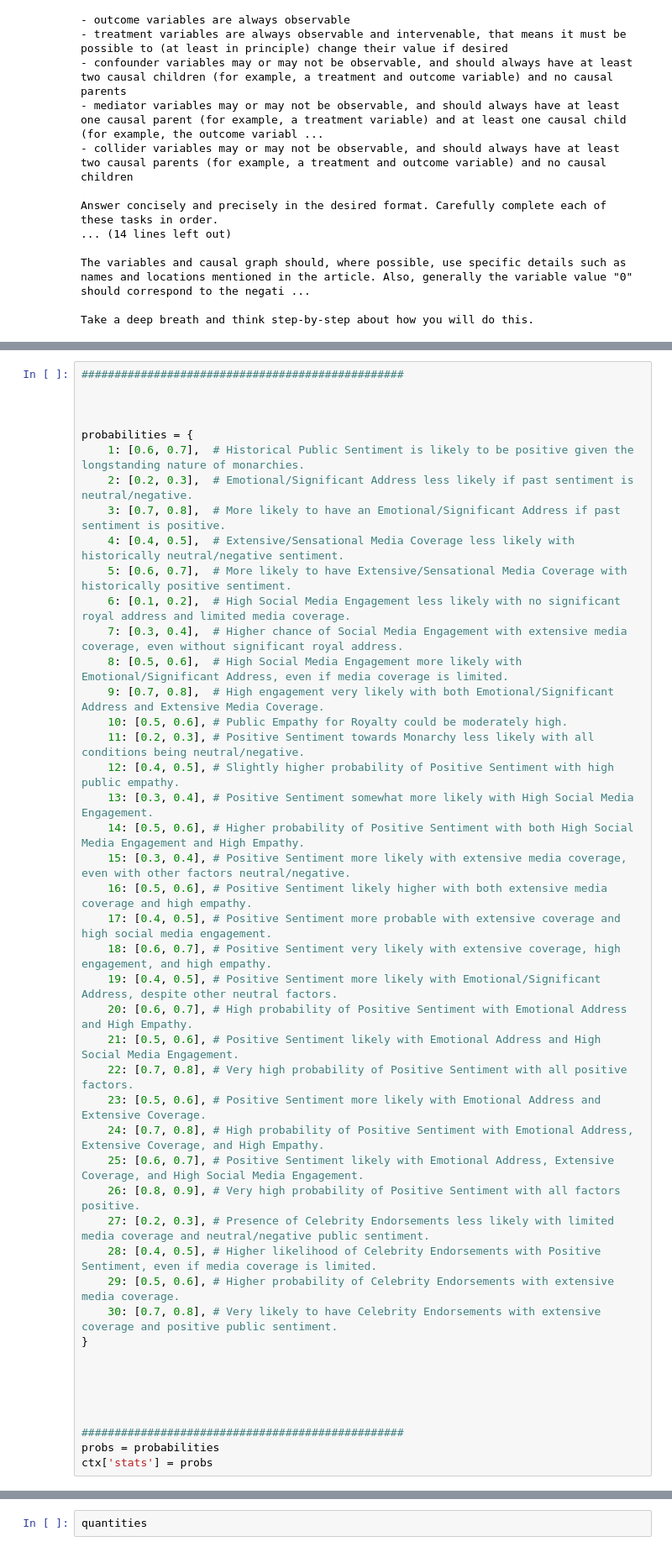
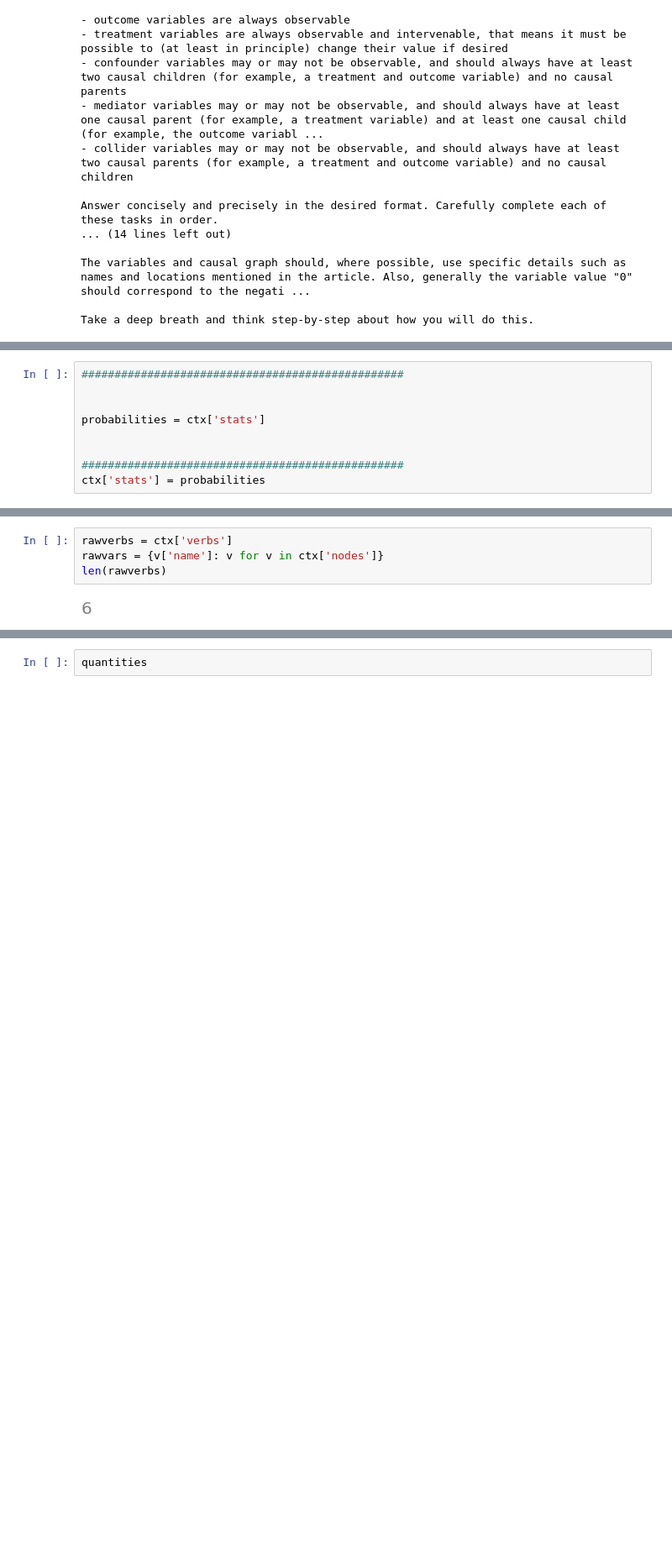
Before and after one commit to felixludos/cladder, a Jupyter notebook: notebooks/query_probs.ipynb, the cells around one changed output, grey strips where cells are left out. Shown at 84% size. Cells and saved outputs as stored; diff of their text form; blank space fills up the shorter version.

Commit message:
prep verb evidence

```diff
--- a/notebooks/query_probs.ipynb
+++ b/notebooks/query_probs.ipynb
@@ -356,47 +303,11 @@ Answer concisely and precisely in the desired format.
 #################################################
 
 
-
-probabilities = {
-    1: [0.6, 0.7],  # Historical Public Sentiment is likely to be positive given the longstanding nature of monarchies.
-    2: [0.2, 0.3],  # Emotional/Significant Address less likely if past sentiment is neutral/negative.
-    3: [0.7, 0.8],  # More likely to have an Emotional/Significant Address if past sentiment is positive.
-    4: [0.4, 0.5],  # Extensive/Sensational Media Coverage less likely with historically neutral/negative sentiment.
-    5: [0.6, 0.7],  # More likely to have Extensive/Sensational Media Coverage with historically positive sentiment.
-    6: [0.1, 0.2],  # High Social Media Engagement less likely with no significant royal address and limited media coverage.
-    7: [0.3, 0.4],  # Higher chance of Social Media Engagement with extensive media coverage, even without significant royal address.
-    8: [0.5, 0.6],  # High Social Media Engagement more likely with Emotional/Significant Address, even if media coverage is limited.
-    9: [0.7, 0.8],  # High engagement very likely with both Emotional/Significant Address and Extensive Media Coverage.
-    10: [0.5, 0.6], # Public Empathy for Royalty could be moderately high.
-    11: [0.2, 0.3], # Positive Sentiment towards Monarchy less likely with all conditions being neutral/negative.
-    12: [0.4, 0.5], # Slightly higher probability of Positive Sentiment with high public empathy.
-    13: [0.3, 0.4], # Positive Sentiment somewhat more likely with High Social Media Engagement.
-    14: [0.5, 0.6], # Higher probability of Positive Sentiment with both High Social Media Engagement and High Empathy.
-    15: [0.3, 0.4], # Positive Sentiment more likely with extensive media coverage, even with other factors neutral/negative.
-    16: [0.5, 0.6], # Positive Sentiment likely higher with both extensive media coverage and high empathy.
-    17: [0.4, 0.5], # Positive Sentiment more probable with extensive coverage and high social media engagement.
-    18: [0.6, 0.7], # Positive Sentiment very likely with extensive coverage, high engagement, and high empathy.
-    19: [0.4, 0.5], # Positive Sentiment more likely with Emotional/Significant Address, despite other neutral factors.
-    20: [0.6, 0.7], # High probability of Positive Sentiment with Emotional Address and High Empathy.
-    21: [0.5, 0.6], # Positive Sentiment likely with Emotional Address and High Social Media Engagement.
-    22: [0.7, 0.8], # Very high probability of Positive Sentiment with all positive factors.
-    23: [0.5, 0.6], # Positive Sentiment more likely with Emotional Address and Extensive Coverage.
-    24: [0.7, 0.8], # High probability of Positive Sentiment with Emotional Address, Extensive Coverage, and High Empathy.
-    25: [0.6, 0.7], # Positive Sentiment likely with Emotional Address, Extensive Coverage, and High Social Media Engagement.
-    26: [0.8, 0.9], # Very high probability of Positive Sentiment with all factors positive.
-    27: [0.2, 0.3], # Presence of Celebrity Endorsements less likely with limited media coverage and neutral/negative public sentiment.
-    28: [0.4, 0.5], # Higher likelihood of Celebrity Endorsements with Positive Sentiment, even if media coverage is limited.
-    29: [0.5, 0.6], # Higher probability of Celebrity Endorsements with extensive media coverage.
-    30: [0.7, 0.8], # Very likely to have Celebrity Endorsements with extensive coverage and positive public sentiment.
-}
-
-
-
+probabilities = ctx['stats']
 
 
 #################################################
-probs = probabilities
-ctx['stats'] = probs
+ctx['stats'] = probabilities
 # %%
 raw_prob_samples = []
 def to_prob_range(raw):
@@ -848,0 +530,6 @@ PosixPath('/home/fleeb/workspace/code/cladder/novo-data/stories/test16.json')
+# %%
+rawverbs = ctx['verbs']
+rawvars = {v['name']: v for v in ctx['nodes']}
+len(rawverbs)
+# %% [output]
+[figure, added]
```
Also changed, not shown: parts of 20 cells of this notebook, 4 other files.
